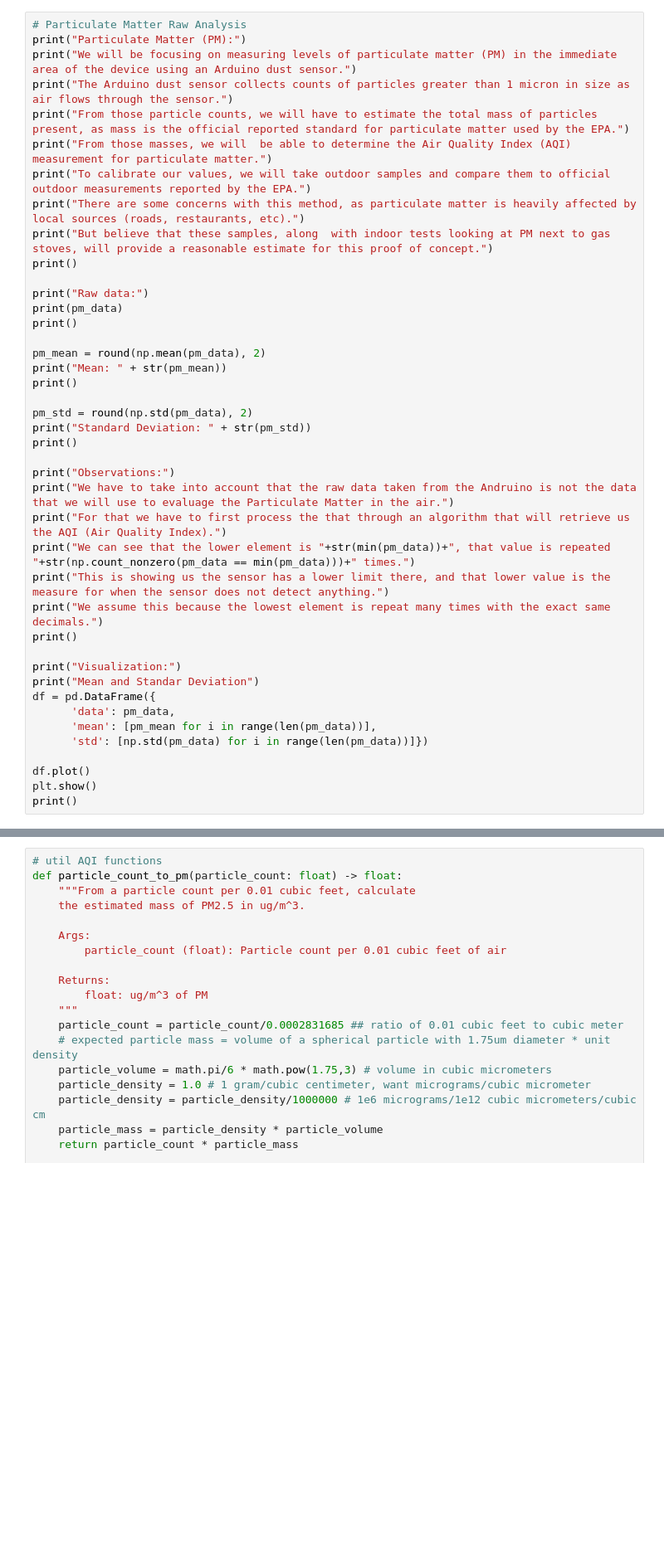
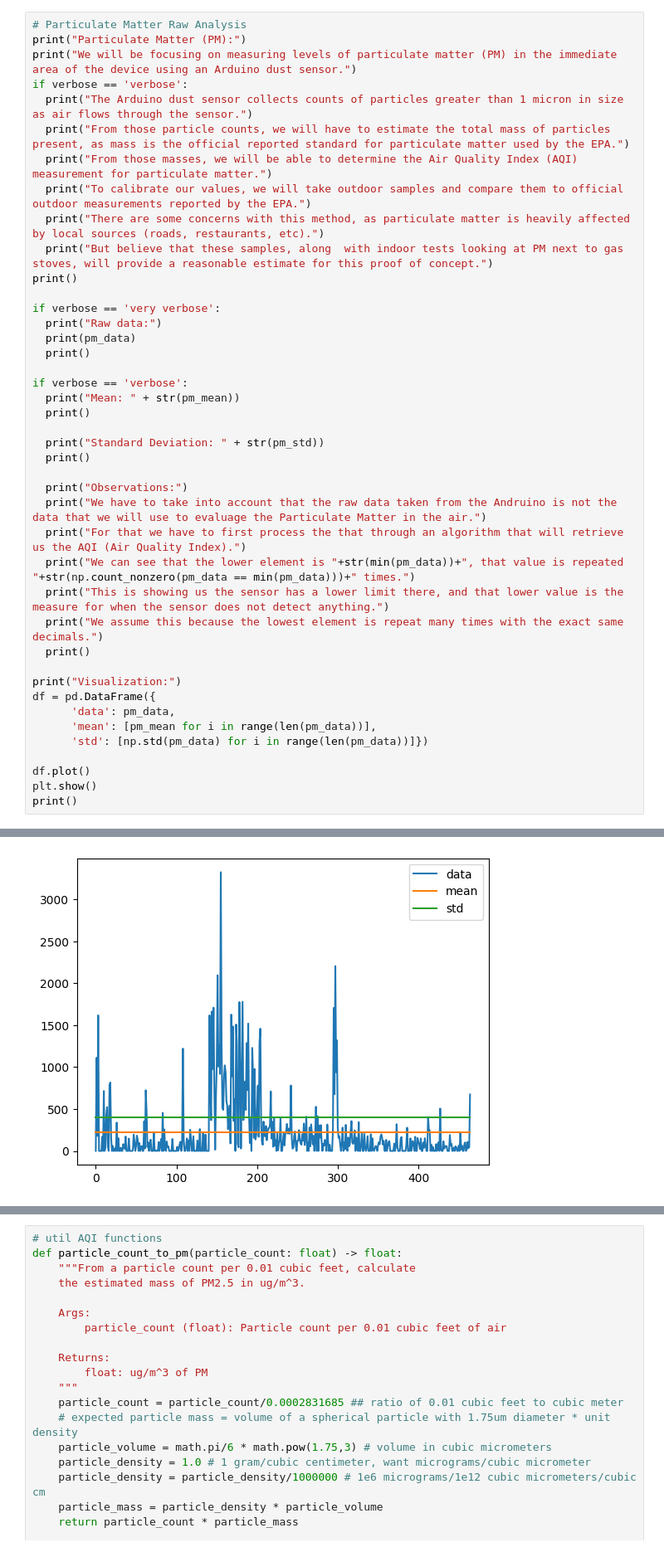
Before and after one commit to sergioscattone/DGMD-S14, a Jupyter notebook: colab_notebook.ipynb, the cells around one changed output, grey strips where cells are left out. Shown at 83% size. Drawn from its saved outputs; the diff is of its cells as text; blank space fills up the shorter version.

```diff
--- a/colab_notebook.ipynb
+++ b/colab_notebook.ipynb
@@ -112,36 +264,36 @@ plt.show()
 # Particulate Matter Raw Analysis
 print("Particulate Matter (PM):")
 print("We will be focusing on measuring levels of particulate matter (PM) in the immediate area of the device using an Arduino dust sensor.")
-print("The Arduino dust sensor collects counts of particles greater than 1 micron in size as air flows through the sensor.")
-print("From those particle counts, we will have to estimate the total mass of particles present, as mass is the official reported standard for particulate matter used by the EPA.")
-print("From those masses, we will  be able to determine the Air Quality Index (AQI) measurement for particulate matter.")
-print("To calibrate our values, we will take outdoor samples and compare them to official  outdoor measurements reported by the EPA.")
-print("There are some concerns with this method, as particulate matter is heavily affected by local sources (roads, restaurants, etc).")
-print("But believe that these samples, along  with indoor tests looking at PM next to gas stoves, will provide a reasonable estimate for this proof of concept.")
+if verbose == 'verbose':
+  print("The Arduino dust sensor collects counts of particles greater than 1 micron in size as air flows through the sensor.")
+  print("From those particle counts, we will have to estimate the total mass of particles present, as mass is the official reported standard for particulate matter used by the EPA.")
+  print("From those masses, we will be able to determine the Air Quality Index (AQI) measurement for particulate matter.")
+  print("To calibrate our values, we will take outdoor samples and compare them to official  outdoor measurements reported by the EPA.")
+  print("There are some concerns with this method, as particulate matter is heavily affected by local sources (roads, restaurants, etc).")
+  print("But believe that these samples, along  with indoor tests looking at PM next to gas stoves, will provide a reasonable estimate for this proof of concept.")
 print()
 
-print("Raw data:")
-print(pm_data)
-print()
+if verbose == 'very verbose':
+  print("Raw data:")
+  print(pm_data)
+  print()
 
-pm_mean = round(np.mean(pm_data), 2)
-print("Mean: " + str(pm_mean))
-print()
+if verbose == 'verbose':
+  print("Mean: " + str(pm_mean))
+  print()
 
-pm_std = round(np.std(pm_data), 2)
-print("Standard Deviation: " + str(pm_std))
-print()
+  print("Standard Deviation: " + str(pm_std))
+  print()
 
-print("Observations:")
-print("We have to take into account that the raw data taken from the Andruino is not the data that we will use to evaluage the Particulate Matter in the air.")
-print("For that we have to first process the that through an algorithm that will retrieve us the AQI (Air Quality Index).")
-print("We can see that the lower element is "+str(min(pm_data))+", that value is repeated "+str(np.count_nonzero(pm_data == min(pm_data)))+" times.")
-print("This is showing us the sensor has a lower limit there, and that lower value is the measure for when the sensor does not detect anything.")
-print("We assume this because the lowest element is repeat many times with the exact same decimals.")
-print()
+  print("Observations:")
+  print("We have to take into account that the raw data taken from the Andruino is not the data that we will use to evaluage the Particulate Matter in the air.")
+  print("For that we have to first process the that through an algorithm that will retrieve us the AQI (Air Quality Index).")
+  print("We can see that the lower element is "+str(min(pm_data))+", that value is repeated "+str(np.count_nonzero(pm_data == min(pm_data)))+" times.")
+  print("This is showing us the sensor has a lower limit there, and that lower value is the measure for when the sensor does not detect anything.")
+  print("We assume this because the lowest element is repeat many times with the exact same decimals.")
+  print()
 
 print("Visualization:")
-print("Mean and Standar Deviation")
 df = pd.DataFrame({
       'data': pm_data,
       'mean': [pm_mean for i in range(len(pm_data))],
@@ -150,3 +302,4 @@ df = pd.DataFrame({
 df.plot()
 plt.show()
 print()
+# %% [output]
@@ -152,0 +323 @@ print()
+[figure, added]
```
Also changed, not shown: parts of 22 cells of this notebook.
